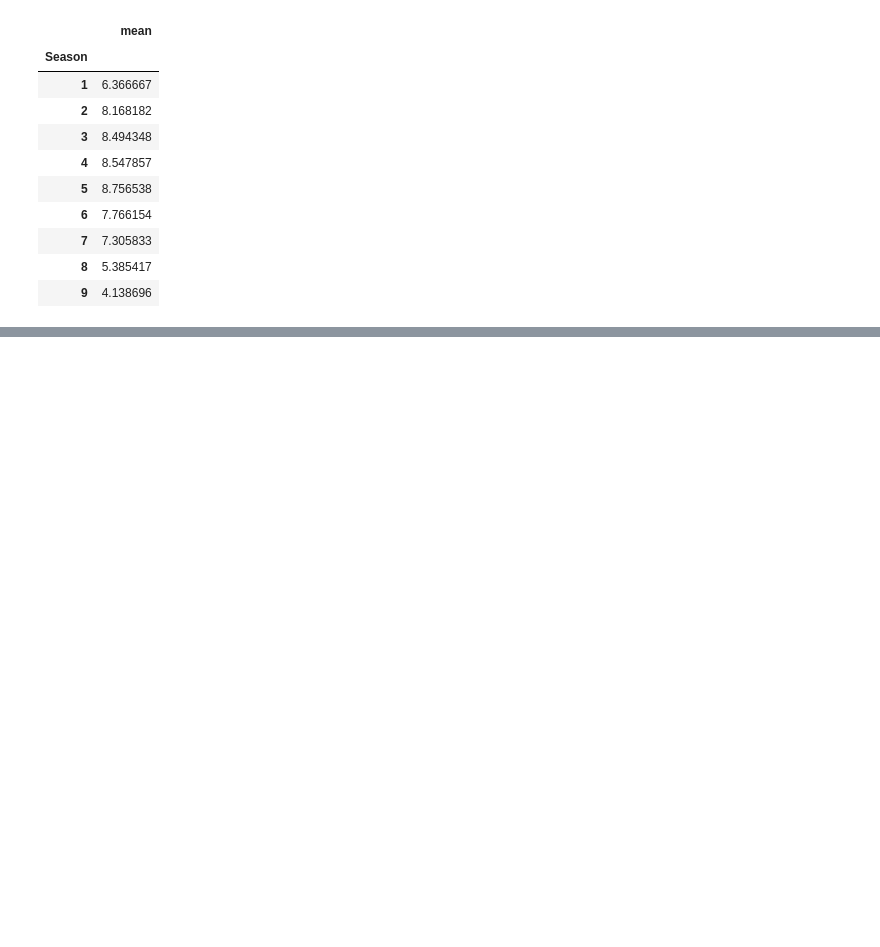
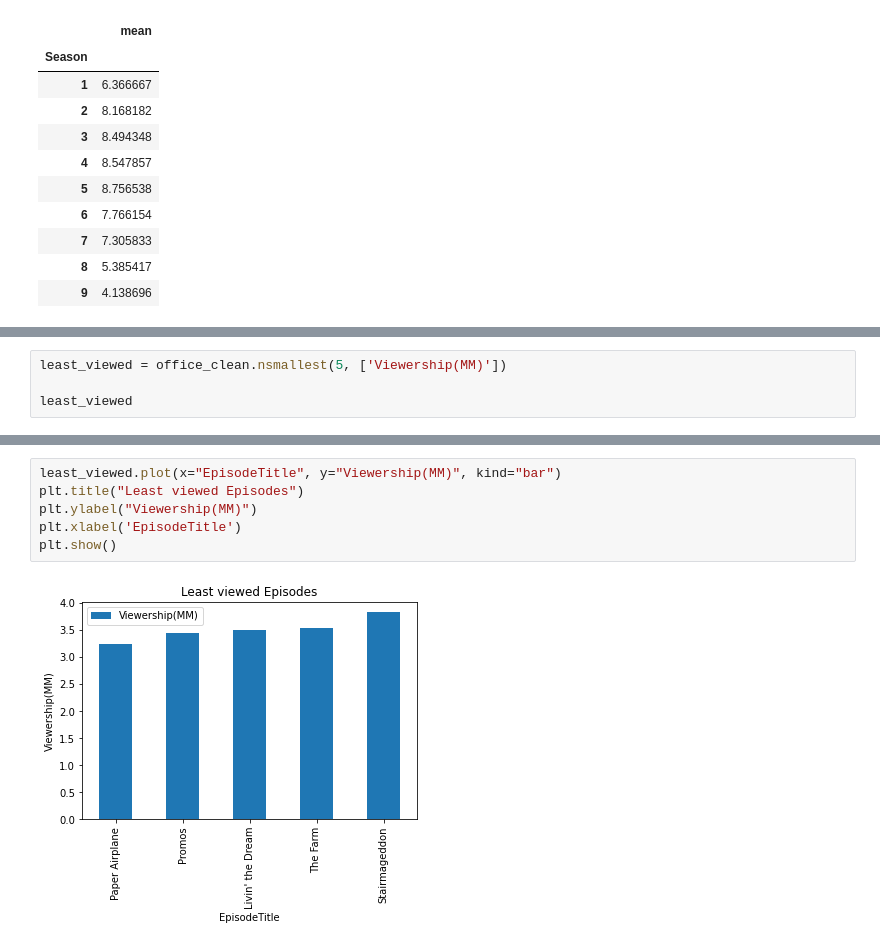
Before and after one commit to Mvillarreal88/the_office_analysis, a Jupyter notebook: data_analysis.ipynb, the cells around one changed output, grey strips where cells are left out. Saved outputs shown, nothing was run; the diff lists cells and outputs as text; blank space fills up the shorter version.

```diff
--- a/data_analysis.ipynb
+++ b/data_analysis.ipynb
@@ -88,0 +93,4 @@ plt.show()
+# %%
+least_viewed = office_clean.nsmallest(5, ['Viewership(MM)'])
+
+least_viewed
@@ -88,0 +104,8 @@ plt.show()
+# %%
+least_viewed.plot(x="EpisodeTitle", y="Viewership(MM)", kind="bar")
+plt.title("Least viewed Episodes")
+plt.ylabel("Viewership(MM)")
+plt.xlabel('EpisodeTitle')
+plt.show()
+# %% [output]
+[figure, added]
```
Also changed, not shown: parts of 9 cells of this notebook, 4 other files.
